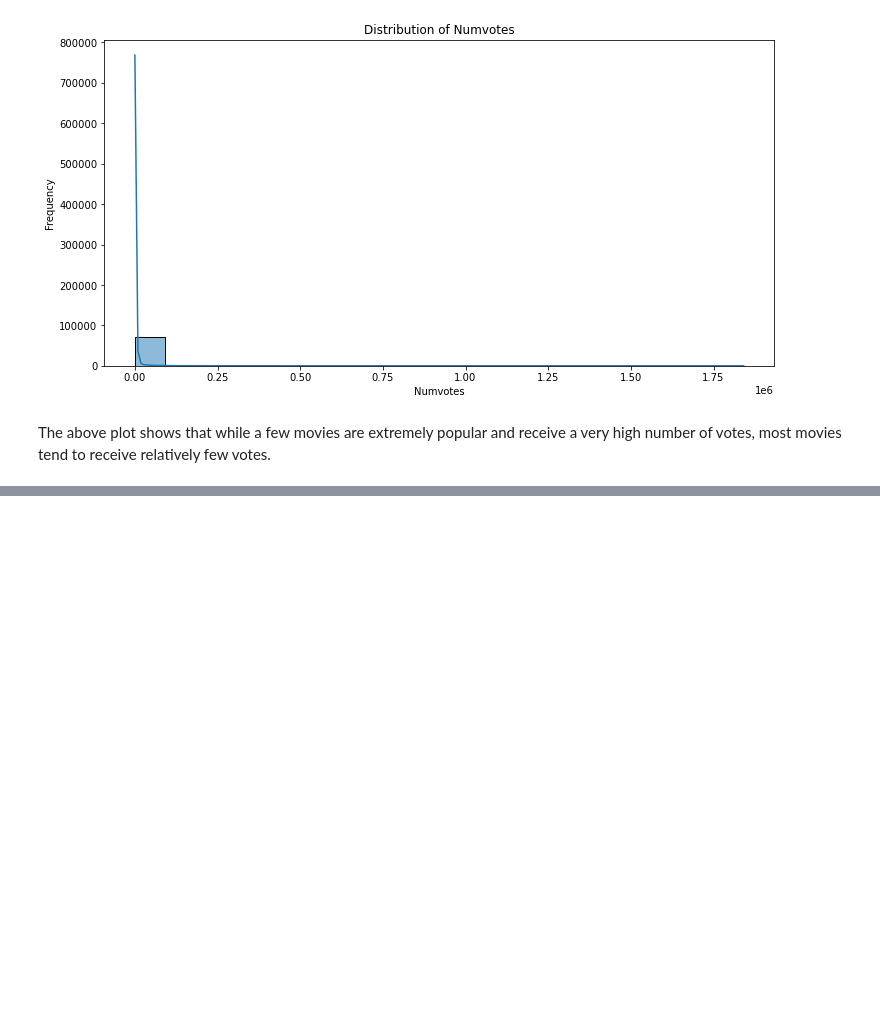
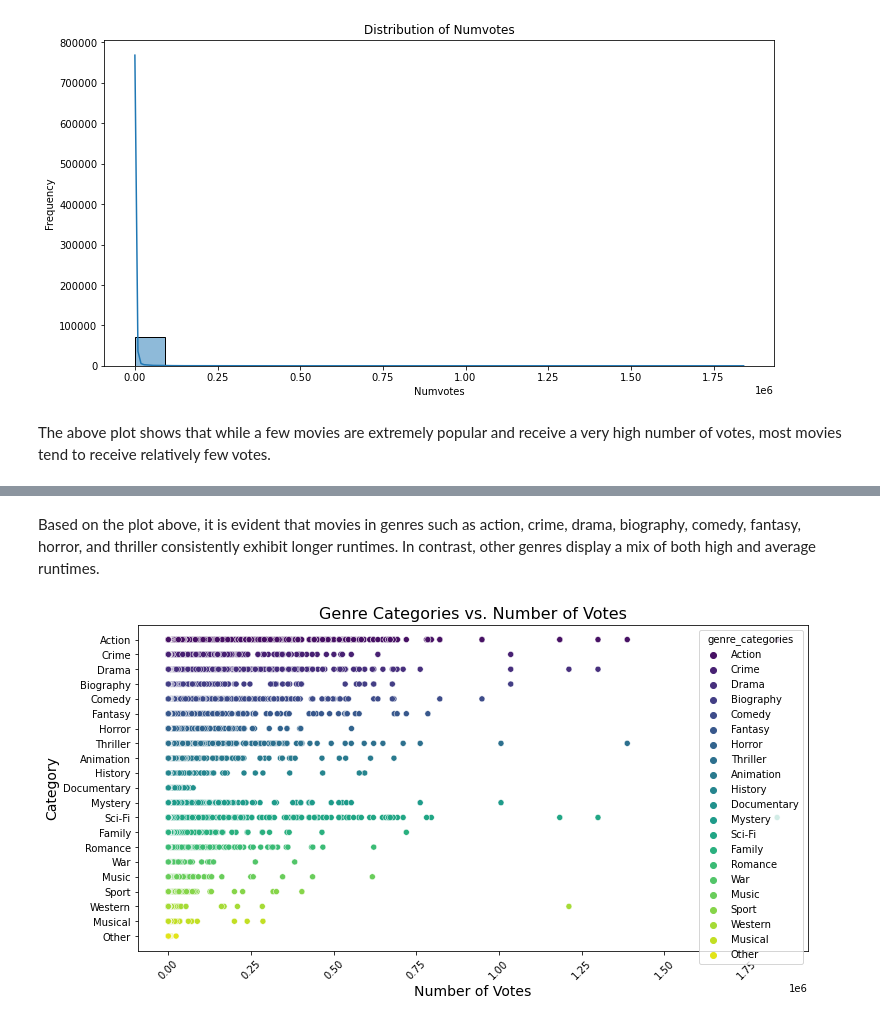
Before and after one commit to Anniemarie001/DSC-PHASE1-PROJECT, a Jupyter notebook: index.ipynb, the cells around one changed output, grey strips where cells are left out. Saved outputs shown, nothing was run; the diff lists cells and outputs as text; code cells hidden in the pictures; blank space fills up the shorter version.

```diff
--- a/index.ipynb
+++ b/index.ipynb
@@ -743,0 +778,13 @@ The above plot shows that while a few movies are extremely popular and receive a
+# %% [markdown]
+Based on the plot above, it is evident that movies in genres such as action, crime, drama, biography, comedy, fantasy, horror, and thriller consistently exhibit longer runtimes. In contrast, other genres display a mix of both high and average runtimes.
+# %%
+# Scatter plot for numvotes
+plt.figure(figsize=(12, 6))
+sns.scatterplot(x='numvotes', y='genre_categories', data=exploded, hue='genre_categories', palette='viridis')
+plt.title('Genre Categories vs. Number of Votes', fontsize=16)
+plt.xlabel('Number of Votes', fontsize=14)
+plt.ylabel('Category', fontsize=14)
+plt.xticks(rotation=45)
+plt.show()
+# %% [output]
+[figure, added]
```
Also changed, not shown: parts of 9 cells of this notebook.
